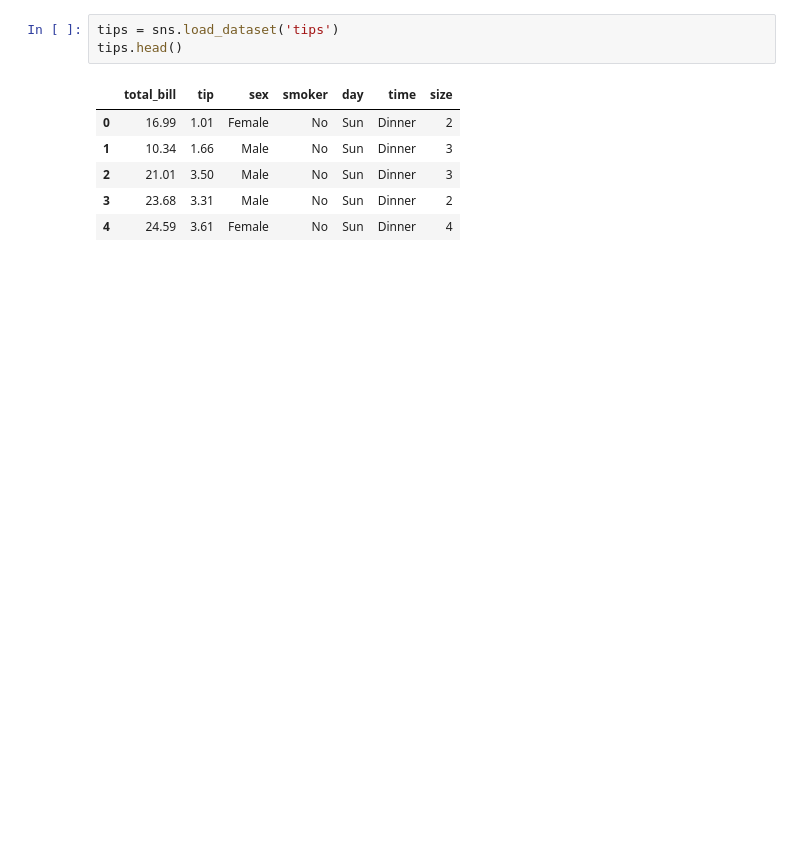
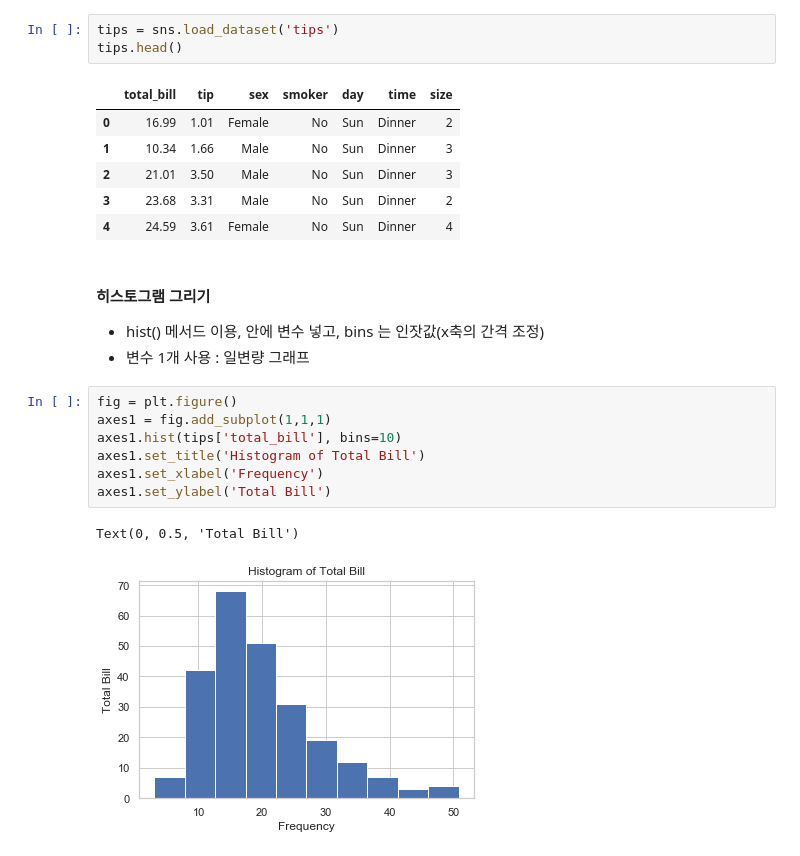
Before and after one commit to JJdeva/Study, a Jupyter notebook: Pandas/두잇판다스/Do_it_pandas_study_day3_1.ipynb, the cells around one changed output. Saved outputs shown, nothing was run; the diff lists cells and outputs as text; blank space fills up the shorter version.

```diff
--- a/Pandas/두잇판다스/Do_it_pandas_study_day3_1.ipynb
+++ b/Pandas/두잇판다스/Do_it_pandas_study_day3_1.ipynb
@@ -18,3 +20,17 @@ tips.head()
 | 2 | 21.01 | 3.50 | Male | No | Sun | Dinner | 3 |
 | 3 | 23.68 | 3.31 | Male | No | Sun | Dinner | 2 |
 | 4 | 24.59 | 3.61 | Female | No | Sun | Dinner | 4 |
+# %% [markdown]
+#### 히스토그램 그리기
+- hist() 메서드 이용, 안에 변수 넣고, bins 는 인잣값(x축의 간격 조정)
+- 변수 1개 사용 : 일변량 그래프
+# %%
+fig = plt.figure()
+axes1 = fig.add_subplot(1,1,1)
+axes1.hist(tips['total_bill'], bins=10)
+axes1.set_title('Histogram of Total Bill')
+axes1.set_xlabel('Frequency')
+axes1.set_ylabel('Total Bill')
+# %% [output]
+Text(0, 0.5, 'Total Bill')
+[figure, added]
```
Also changed, not shown: parts of 39 cells of this notebook.
